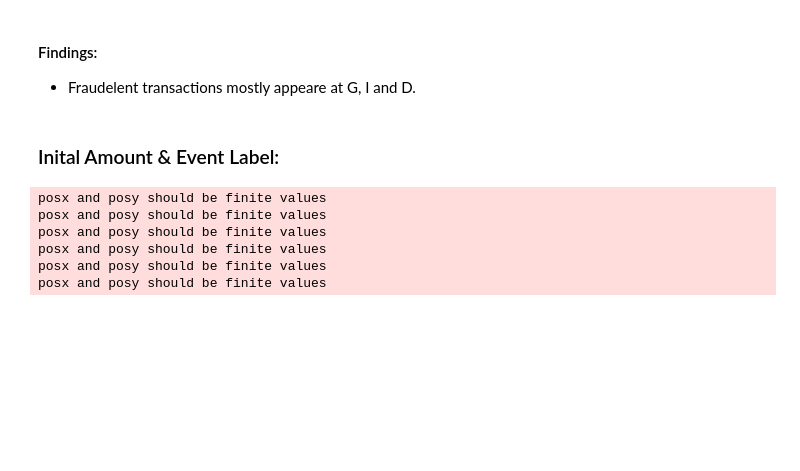
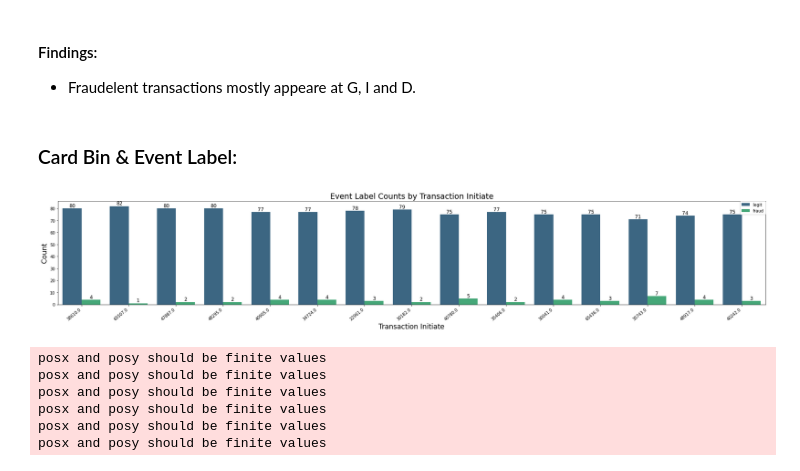
Before and after one commit to ElifKarakutukDinc/Fraud_Analytics_Case_Study, a Jupyter notebook: EDA.ipynb, the cells around one changed output. Cells and saved outputs as stored; diff of their text form; code cells hidden in the pictures; blank space fills up the shorter version.

```diff
--- a/EDA.ipynb
+++ b/EDA.ipynb
@@ -477,7 +461,21 @@ countplot_viz(
 #### Findings:
 * Fraudelent transactions mostly appeare at G, I and D.
 # %% [markdown]
-### Inital Amount & Event Label:
+### Card Bin & Event Label:
+# %%
+countplot_viz(
+    df_data,
+    "card_bin",
+    "Transaction Initiate",
+    "Count",
+    "Event Label Counts by Transaction Initiate",
+    hue="EVENT_LABEL",
+    rotation=45,
+    figsize_x=25,
+    figsize_y=5,
+)
+# %% [output]
+[figure, added]
 # %%
 countplot_viz(
     df_data,
```
Also changed, not shown: parts of 5 cells of this notebook.
